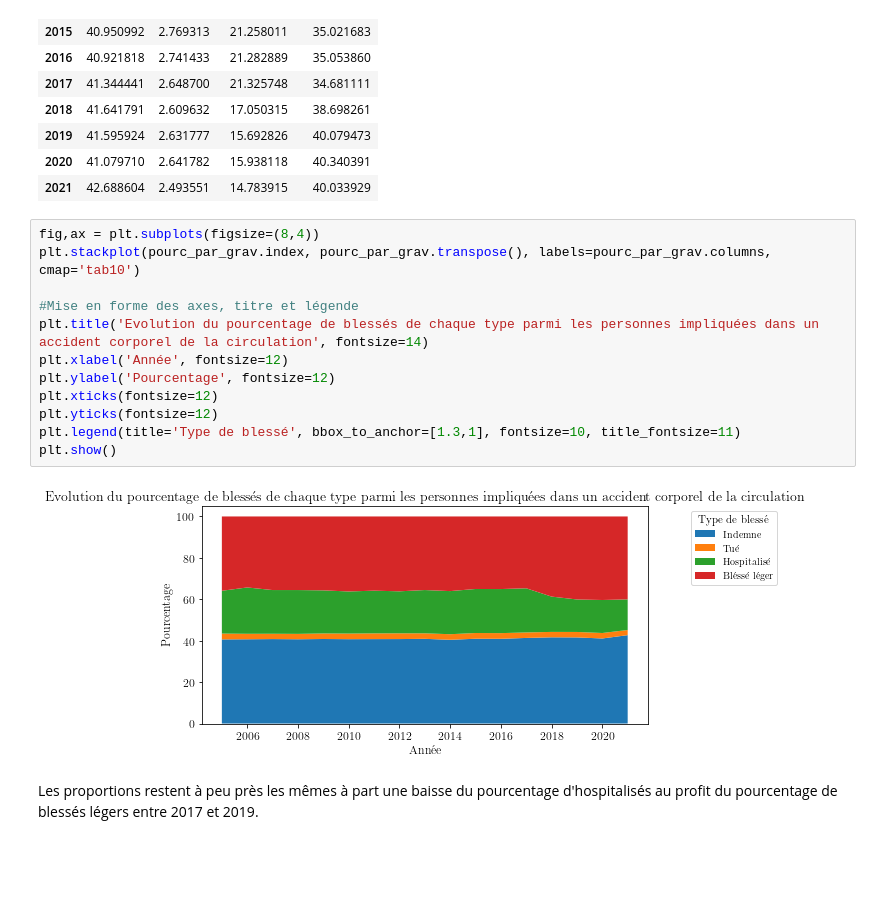
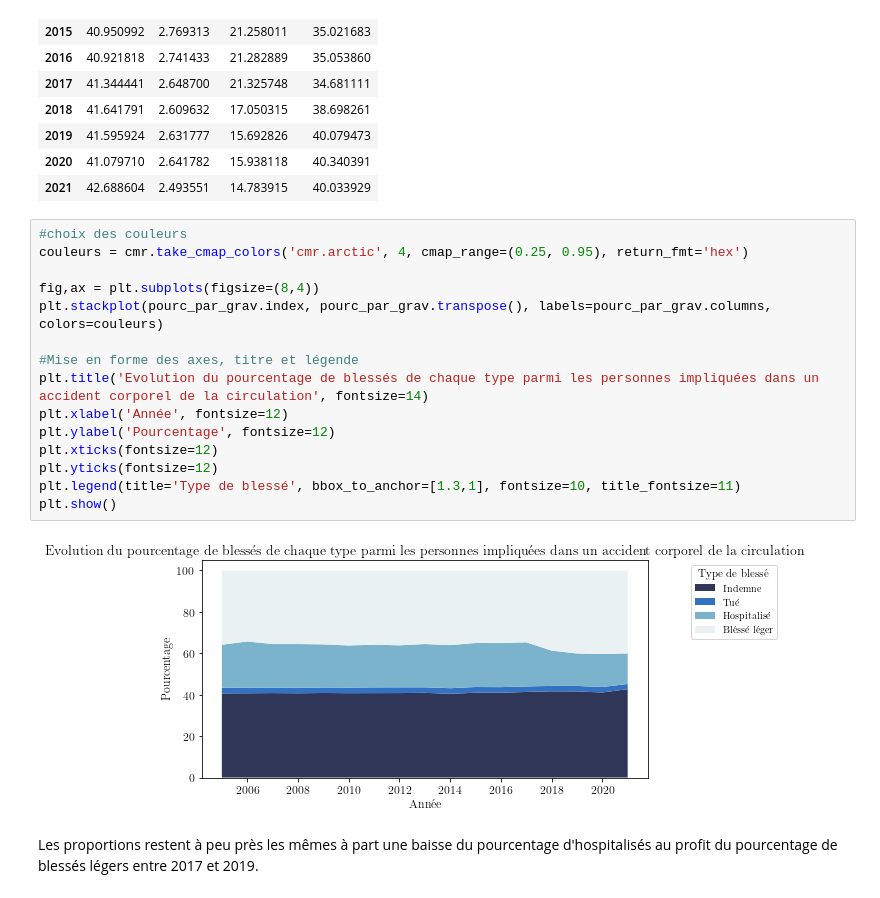
Before and after one commit to nlejay/accidents_circulation, a Jupyter notebook: projet_acc_route.ipynb, the cells around one changed output. Cells and saved outputs as stored; diff of their text form; blank space fills up the shorter version.

```diff
--- a/projet_acc_route.ipynb
+++ b/projet_acc_route.ipynb
@@ -464,19 +479,22 @@ pourc_par_grav
 | 2020 | 41.079710 | 2.641782 | 15.938118 | 40.340391 |
 | 2021 | 42.688604 | 2.493551 | 14.783915 | 40.033929 |
 # %%
+#choix des couleurs
+couleurs = cmr.take_cmap_colors('cmr.arctic', 4, cmap_range=(0.25, 0.95), return_fmt='hex')
+
 fig,ax = plt.subplots(figsize=(8,4))
-plt.stackplot(pourc_par_grav.index, pourc_par_grav.transpose(), labels=pourc_par_grav.columns, cmap='tab10')
+plt.stackplot(pourc_par_grav.index, pourc_par_grav.transpose(), labels=pourc_par_grav.columns, colors=couleurs)
 
 #Mise en forme des axes, titre et légende
 plt.title('Evolution du pourcentage de blessés de chaque type parmi les personnes impliquées dans un accident corporel de la circulation', fontsize=14)
 plt.xlabel('Année', fontsize=12)
 plt.ylabel('Pourcentage', fontsize=12)
 plt.xticks(fontsize=12)
 plt.yticks(fontsize=12)
 plt.legend(title='Type de blessé', bbox_to_anchor=[1.3,1], fontsize=10, title_fontsize=11)
 plt.show()
 # %% [output]
-[figure, old version]
+[figure, new version]
 # %% [markdown]
 Les proportions restent à peu près les mêmes à part une baisse du pourcentage d'hospitalisés au profit du pourcentage de blessés légers entre 2017 et 2019.
 # %% [markdown]
```
Also changed, not shown: parts of 65 cells of this notebook.
